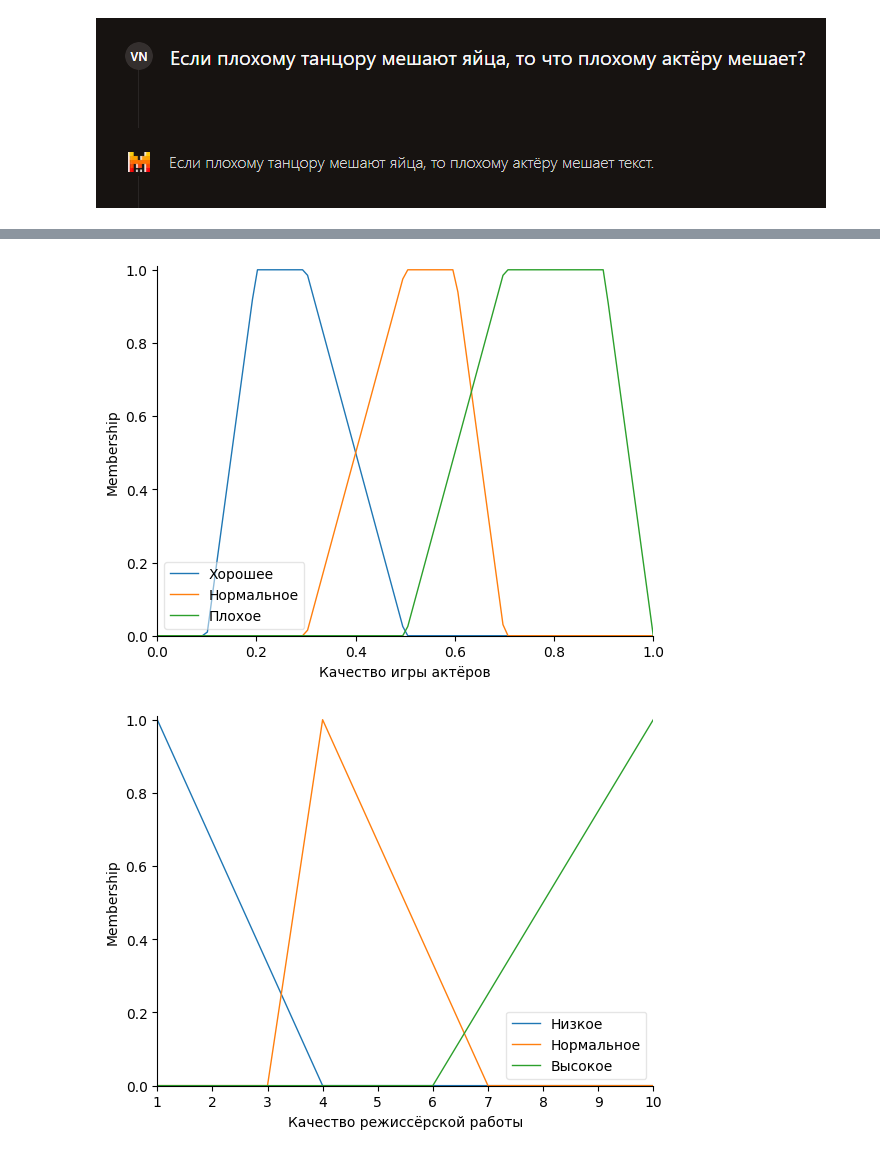
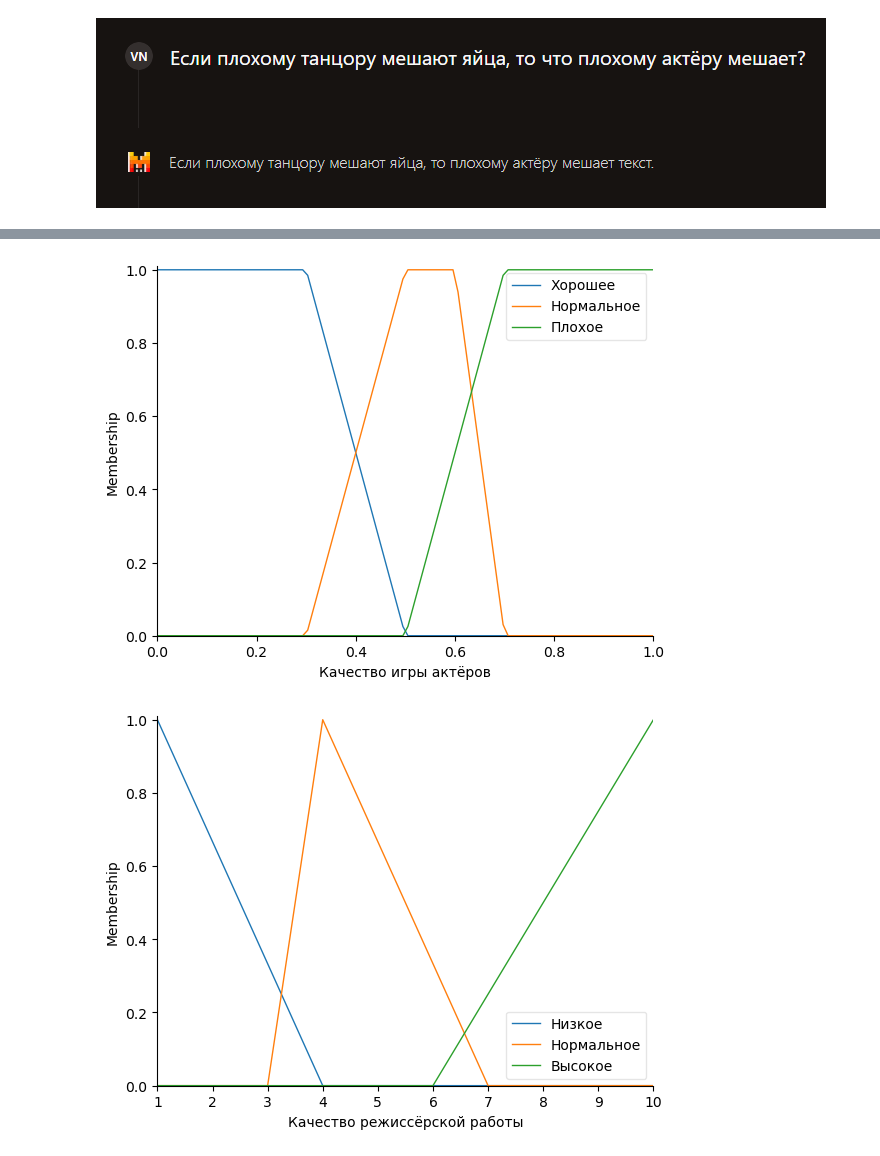
Before and after one commit to vitamin1312/DecisionTheory, a Jupyter notebook: FuzzyLogic/main.ipynb, the cells around one changed output, grey strips where cells are left out. Saved outputs shown, nothing was run; the diff lists cells and outputs as text; code cells hidden in the pictures.

```diff
--- a/FuzzyLogic/main.ipynb
+++ b/FuzzyLogic/main.ipynb
@@ -77,13 +77,13 @@ scenario_quality.view()
 # %%
 performance_quality = Antecedent(np.linspace(0, 1, 100), 'Качество игры актёров')
 
-performance_quality['Хорошее'] = fuzz.trapmf(performance_quality.universe, [0.1, 0.2, 0.3, 0.5])
+performance_quality['Хорошее'] = fuzz.trapmf(performance_quality.universe, [0, 0, 0.3, 0.5])
 performance_quality['Нормальное'] = fuzz.trapmf(performance_quality.universe, [0.3, 0.5, 0.6, 0.7])
-performance_quality['Плохое'] = fuzz.trapmf(performance_quality.universe, [0.5, 0.7, 0.9, 1])
+performance_quality['Плохое'] = fuzz.trapmf(performance_quality.universe, [0.5, 0.7, 1, 1])
 
 performance_quality.view()
 # %% [output]
-[figure, old version]
+[figure, new version]
 # %%
 work_quality = Consequent(np.linspace(1, 10, 100), 'Качество режиссёрской работы')
 
```
Also changed, not shown: parts of 24 cells of this notebook.
